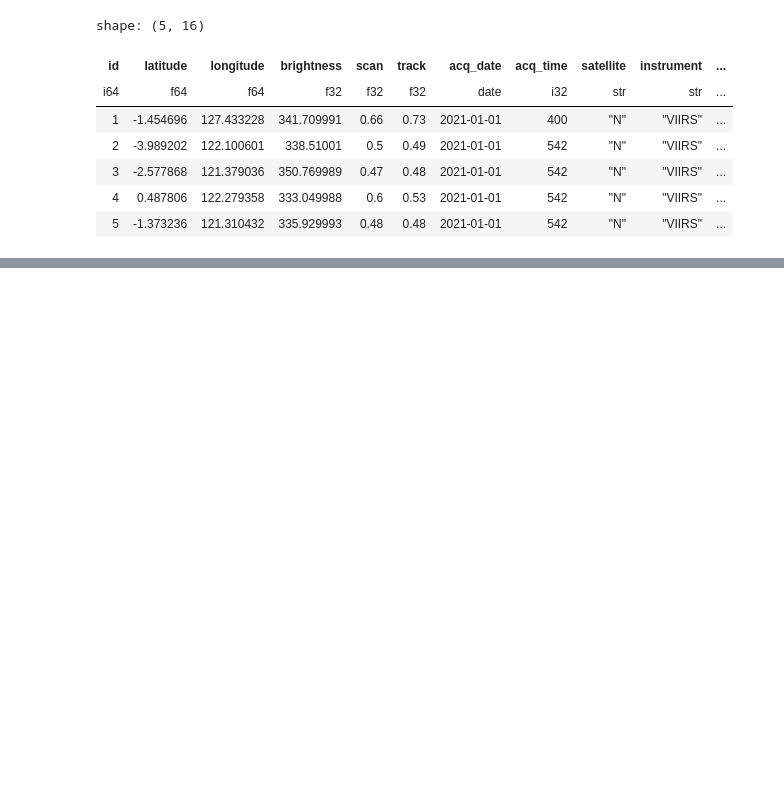
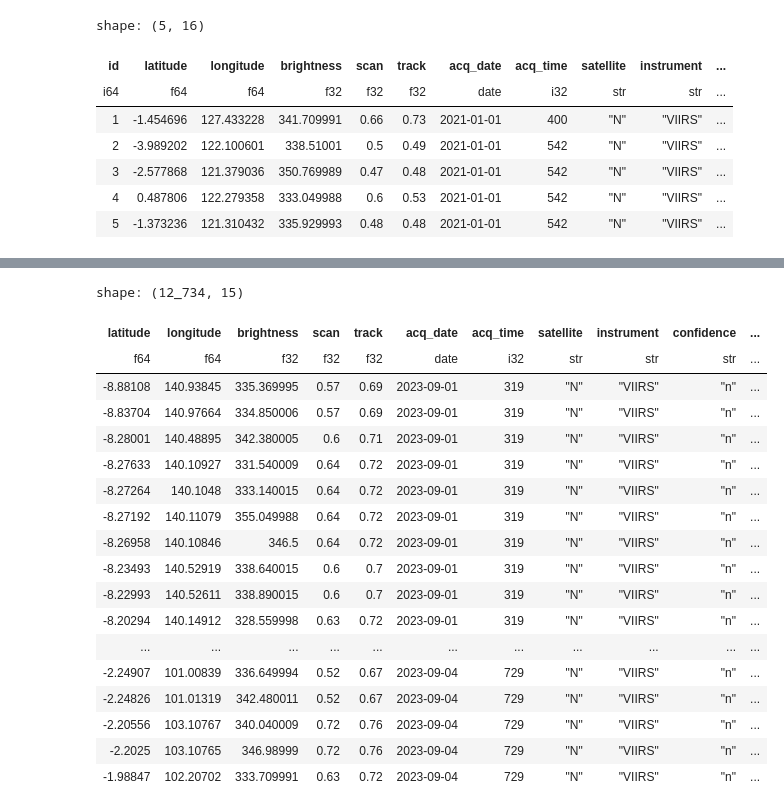
Before and after one commit to datawithalvin/integrated-active-fires, a Jupyter notebook: notebooks/insert-viirs-historical.ipynb, the cells around one changed output, grey strips where cells are left out. Cells and saved outputs as stored; diff of their text form; code cells hidden in the pictures; blank space fills up the shorter version.

```diff
--- a/notebooks/insert-viirs-historical.ipynb
+++ b/notebooks/insert-viirs-historical.ipynb
@@ -165,0 +239,47 @@ concatenated_hist.write_database(table_name="viirs_snpp_raw",  connection=CONNEC
+# %%
+last_data = last_data.drop(["id"])
+viirs_df = viirs_df.drop(["country_id"])
+
+viirs_df = viirs_df.with_columns(
+    type = pl.lit(None)
+)
+
+viirs_df = viirs_df.select(
+    pl.col("latitude").cast(pl.Float64),
+    pl.col("longitude").cast(pl.Float64),
+    pl.col("bright_ti4").cast(pl.Float32).alias("brightness"),
+    pl.col("scan").cast(pl.Float32),
+    pl.col("track").cast(pl.Float32),
+    pl.col("acq_date").str.strptime(pl.Date, "%Y-%m-%d"),
+    pl.col("acq_time").cast(pl.Int32),
+    pl.col("satellite").cast(pl.Utf8),
+    pl.col("instrument").cast(pl.Utf8),
+    pl.col("confidence").cast(pl.Utf8),
+    pl.col("version").cast(pl.Utf8),
+    pl.col("bright_ti5").cast(pl.Float32).alias("bright_t31"),
+    pl.col("frp").cast(pl.Float32),
+    pl.col("daynight").cast(pl.Utf8),
+    pl.col("type").cast(pl.Int32),
+)
+
+viirs_df
+# %% [output]
+shape: (12_734, 15)
+| latitude | longitude | brightness | scan | track | acq_date | acq_time | satellite | instrument | confidence | ... |
+| f64 | f64 | f32 | f32 | f32 | date | i32 | str | str | str | ... |
+| -8.88108 | 140.93845 | 335.369995 | 0.57 | 0.69 | 2023-09-01 | 319 | "N" | "VIIRS" | "n" | ... |
+| -8.83704 | 140.97664 | 334.850006 | 0.57 | 0.69 | 2023-09-01 | 319 | "N" | "VIIRS" | "n" | ... |
+| -8.28001 | 140.48895 | 342.380005 | 0.6 | 0.71 | 2023-09-01 | 319 | "N" | "VIIRS" | "n" | ... |
+| -8.27633 | 140.10927 | 331.540009 | 0.64 | 0.72 | 2023-09-01 | 319 | "N" | "VIIRS" | "n" | ... |
+| -8.27264 | 140.1048 | 333.140015 | 0.64 | 0.72 | 2023-09-01 | 319 | "N" | "VIIRS" | "n" | ... |
+| -8.27192 | 140.11079 | 355.049988 | 0.64 | 0.72 | 2023-09-01 | 319 | "N" | "VIIRS" | "n" | ... |
+| -8.26958 | 140.10846 | 346.5 | 0.64 | 0.72 | 2023-09-01 | 319 | "N" | "VIIRS" | "n" | ... |
+| -8.23493 | 140.52919 | 338.640015 | 0.6 | 0.7 | 2023-09-01 | 319 | "N" | "VIIRS" | "n" | ... |
+| -8.22993 | 140.52611 | 338.890015 | 0.6 | 0.7 | 2023-09-01 | 319 | "N" | "VIIRS" | "n" | ... |
+| -8.20294 | 140.14912 | 328.559998 | 0.63 | 0.72 | 2023-09-01 | 319 | "N" | "VIIRS" | "n" | ... |
+| ... | ... | ... | ... | ... | ... | ... | ... | ... | ... | ... |
+| -2.24907 | 101.00839 | 336.649994 | 0.52 | 0.67 | 2023-09-04 | 729 | "N" | "VIIRS" | "n" | ... |
+| -2.24826 | 101.01319 | 342.480011 | 0.52 | 0.67 | 2023-09-04 | 729 | "N" | "VIIRS" | "n" | ... |
+| -2.20556 | 103.10767 | 340.040009 | 0.72 | 0.76 | 2023-09-04 | 729 | "N" | "VIIRS" | "n" | ... |
+| -2.2025 | 103.10765 | 346.98999 | 0.72 | 0.76 | 2023-09-04 | 729 | "N" | "VIIRS" | "n" | ... |
+| -1.98847 | 102.20702 | 333.709991 | 0.63 | 0.72 | 2023-09-04 | 729 | "N" | "VIIRS" | "n" | ... |
```
Also changed, not shown: parts of 5 cells of this notebook, 5 other files.
